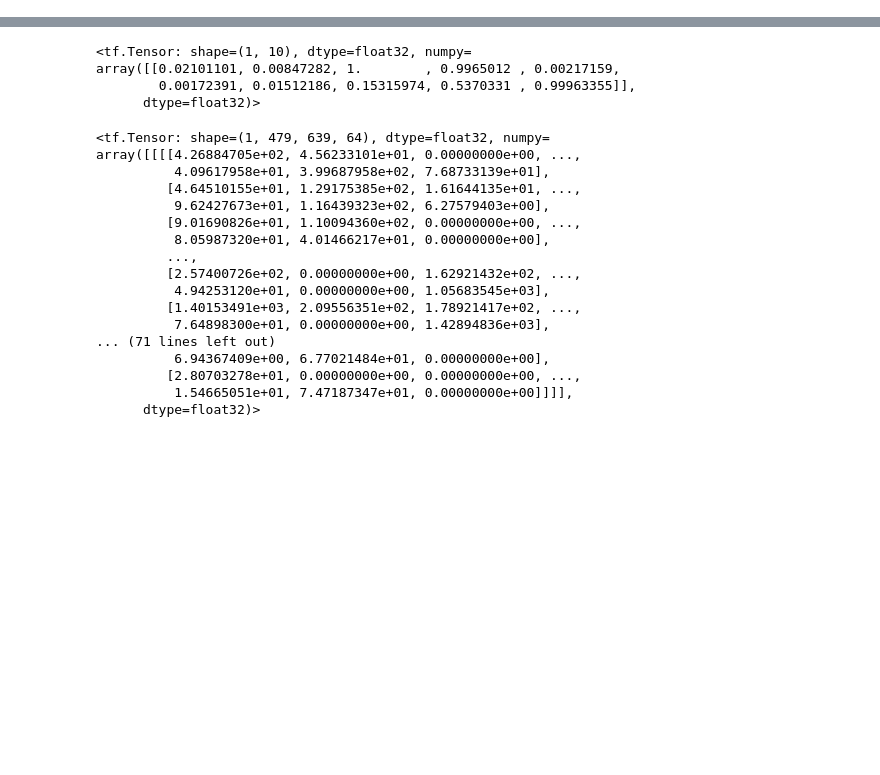
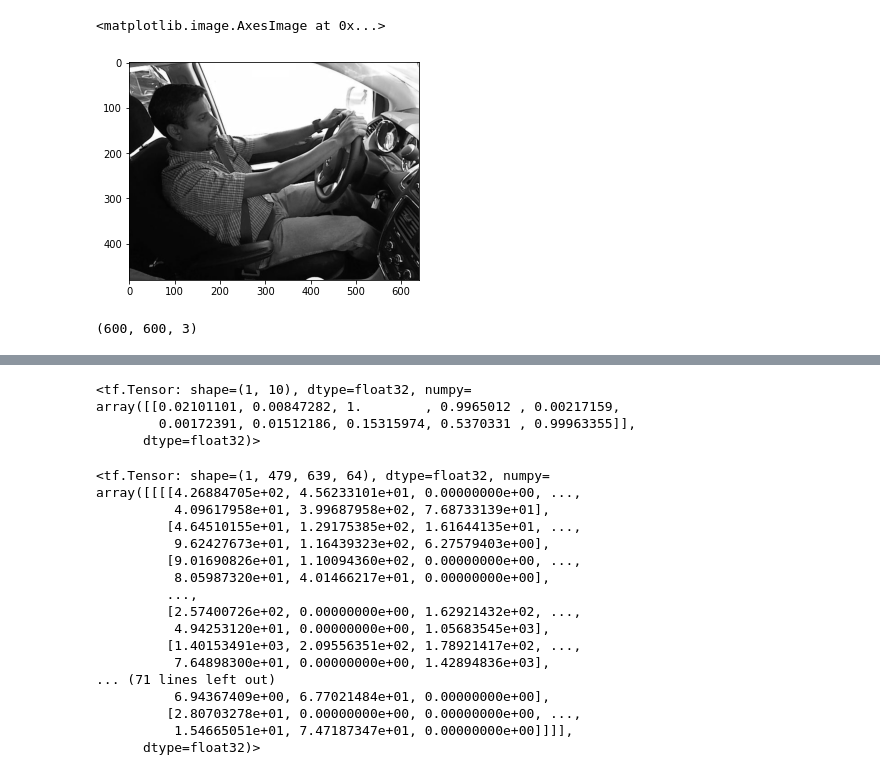
Before and after one commit to 4pygmalion/ppedge, a Jupyter notebook: example.ipynb, the cells around one changed output, grey strips where cells are left out. Saved outputs shown, nothing was run; the diff lists cells and outputs as text; code cells hidden in the pictures; blank space fills up the shorter version.

Commit message:
issue #1 profiler image: H, W correction

```diff
--- a/example.ipynb
+++ b/example.ipynb
@@ -12,4 +12,8 @@ from profiler import Profiler
 # %%
 import matplotlib.pyplot as plt
 
-plt.imshow(img.mean(axis=-1, keepdims=True), cmap="gray")
+gray_img = img.mean(axis=-1, keepdims=True)
+plt.imshow(gray_img, cmap="gray")
+# %% [output]
+<matplotlib.image.AxesImage at 0x...>
+[figure, added]
@@ -17,0 +20,4 @@ model = build_model()
+# %%
+cv2.resize(img, dsize=(600, 600)).shape
+# %% [output]
+(600, 600, 3)
```
Also changed, not shown: parts of 3 cells of this notebook, 8 other files.
